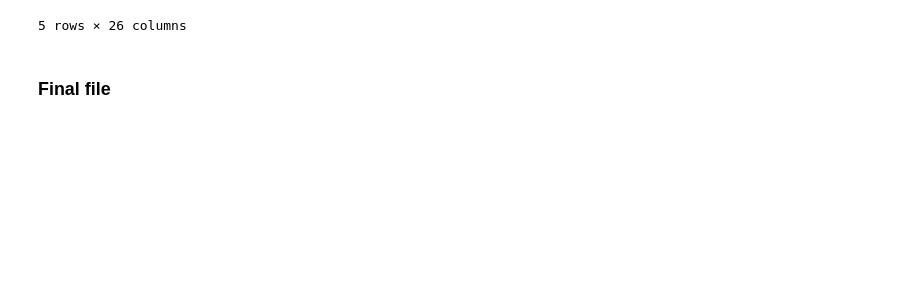
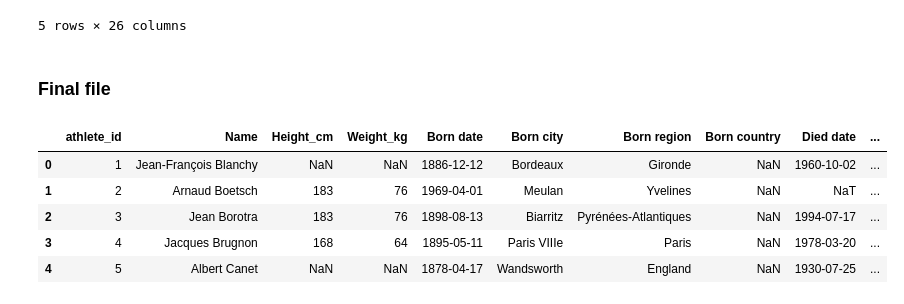
Before and after one commit to sherif-gamal111/Cleaning-Olympic-Athletes-Dataset, a Jupyter notebook: olympic.ipynb, the cells around one changed output. Saved outputs shown, nothing was run; the diff lists cells and outputs as text; code cells hidden in the pictures; blank space fills up the shorter version.

```diff
--- a/olympic.ipynb
+++ b/olympic.ipynb
@@ -718,3 +718,13 @@ df.head()
 ### Final file
 # %%
 columns_needed = ["athlete_id", "Name", "Height_cm", "Weight_kg", "Born date", "Born city", "Born region", "Born country", "Died date", "Died city", "Died region", "Died country"]
+# %%
+final_file = df[columns_needed]
+final_file.head()
+# %% [output]
+|  | athlete_id | Name | Height_cm | Weight_kg | Born date | Born city | Born region | Born country | Died date | ... |
+| 0 | 1 | Jean-François Blanchy | NaN | NaN | 1886-12-12 | Bordeaux | Gironde | NaN | 1960-10-02 | ... |
+| 1 | 2 | Arnaud Boetsch | 183 | 76 | 1969-04-01 | Meulan | Yvelines | NaN | NaT | ... |
+| 2 | 3 | Jean Borotra | 183 | 76 | 1898-08-13 | Biarritz | Pyrénées-Atlantiques | NaN | 1994-07-17 | ... |
+| 3 | 4 | Jacques Brugnon | 168 | 64 | 1895-05-11 | Paris VIIIe | Paris | NaN | 1978-03-20 | ... |
+| 4 | 5 | Albert Canet | NaN | NaN | 1878-04-17 | Wandsworth | England | NaN | 1930-07-25 | ... |
```
Also changed, not shown: parts of 1 cell of this notebook.
